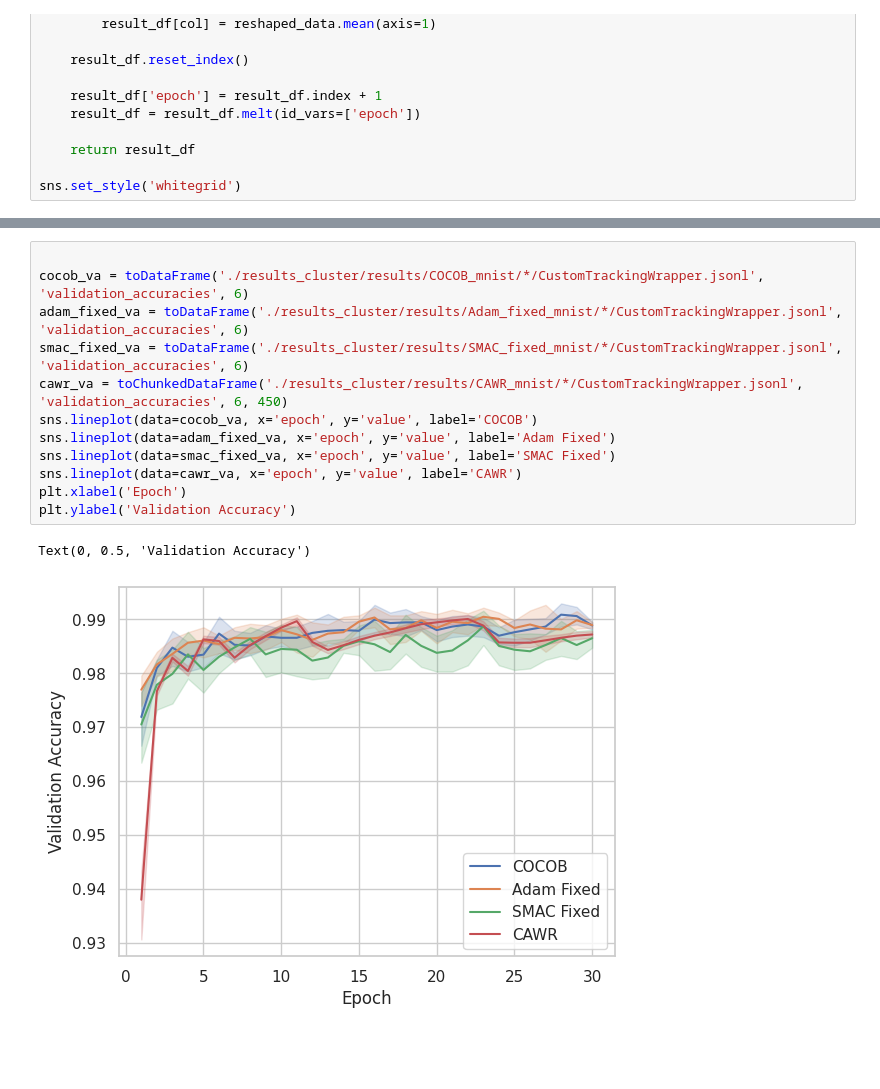
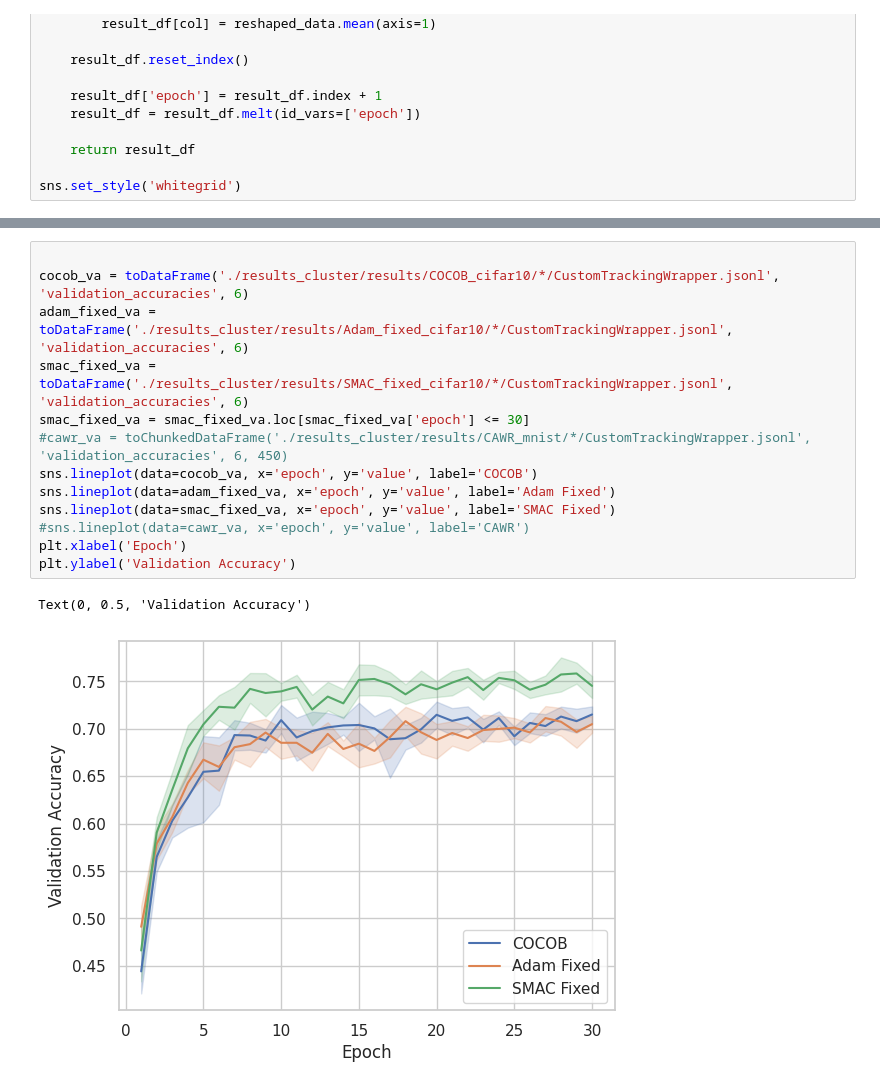
Before and after one commit to MichaHenh/Revisiting_LR_Control, a Jupyter notebook: ba_parameter_free_dac/plotting_cifar10.ipynb, the cells around one changed output, grey strips where cells are left out. Cells and saved outputs as stored; diff of their text form; blank space fills up the shorter version.

```diff
--- a/ba_parameter_free_dac/plotting_cifar10.ipynb
+++ b/ba_parameter_free_dac/plotting_cifar10.ipynb
@@ -73,17 +75,18 @@ Text(0, 0.5, 'Validation Loss')
 # %%
 
-cocob_va = toDataFrame('./results_cluster/results/COCOB_mnist/*/CustomTrackingWrapper.jsonl', 'validation_accuracies', 6)
-adam_fixed_va = toDataFrame('./results_cluster/results/Adam_fixed_mnist/*/CustomTrackingWrapper.jsonl', 'validation_accuracies', 6)
-smac_fixed_va = toDataFrame('./results_cluster/results/SMAC_fixed_mnist/*/CustomTrackingWrapper.jsonl', 'validation_accuracies', 6)
-cawr_va = toChunkedDataFrame('./results_cluster/results/CAWR_mnist/*/CustomTrackingWrapper.jsonl', 'validation_accuracies', 6, 450)
+cocob_va = toDataFrame('./results_cluster/results/COCOB_cifar10/*/CustomTrackingWrapper.jsonl', 'validation_accuracies', 6)
+adam_fixed_va = toDataFrame('./results_cluster/results/Adam_fixed_cifar10/*/CustomTrackingWrapper.jsonl', 'validation_accuracies', 6)
+smac_fixed_va = toDataFrame('./results_cluster/results/SMAC_fixed_cifar10/*/CustomTrackingWrapper.jsonl', 'validation_accuracies', 6)
+smac_fixed_va = smac_fixed_va.loc[smac_fixed_va['epoch'] <= 30]
+#cawr_va = toChunkedDataFrame('./results_cluster/results/CAWR_mnist/*/CustomTrackingWrapper.jsonl', 'validation_accuracies', 6, 450)
 sns.lineplot(data=cocob_va, x='epoch', y='value', label='COCOB')
 sns.lineplot(data=adam_fixed_va, x='epoch', y='value', label='Adam Fixed')
 sns.lineplot(data=smac_fixed_va, x='epoch', y='value', label='SMAC Fixed')
-sns.lineplot(data=cawr_va, x='epoch', y='value', label='CAWR')
+#sns.lineplot(data=cawr_va, x='epoch', y='value', label='CAWR')
 plt.xlabel('Epoch')
 plt.ylabel('Validation Accuracy')
 # %% [output]
 Text(0, 0.5, 'Validation Accuracy')
-[figure, old version]
+[figure, new version]
 # %%
 
```
Also changed, not shown: parts of 3 cells of this notebook, 7 other files.
